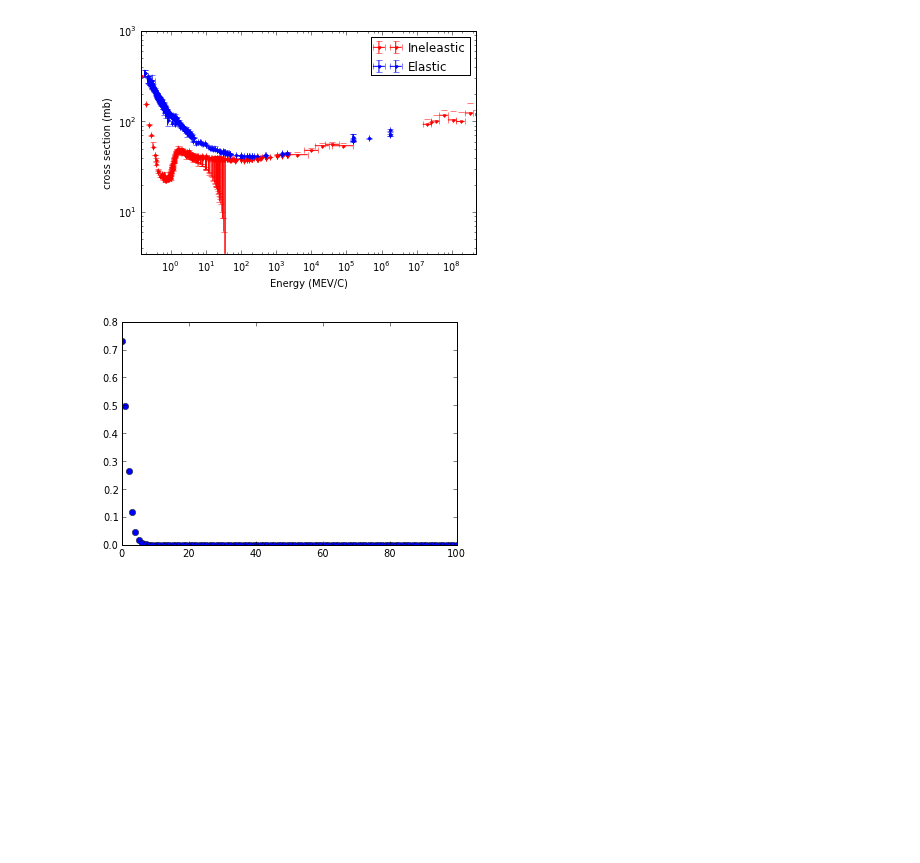
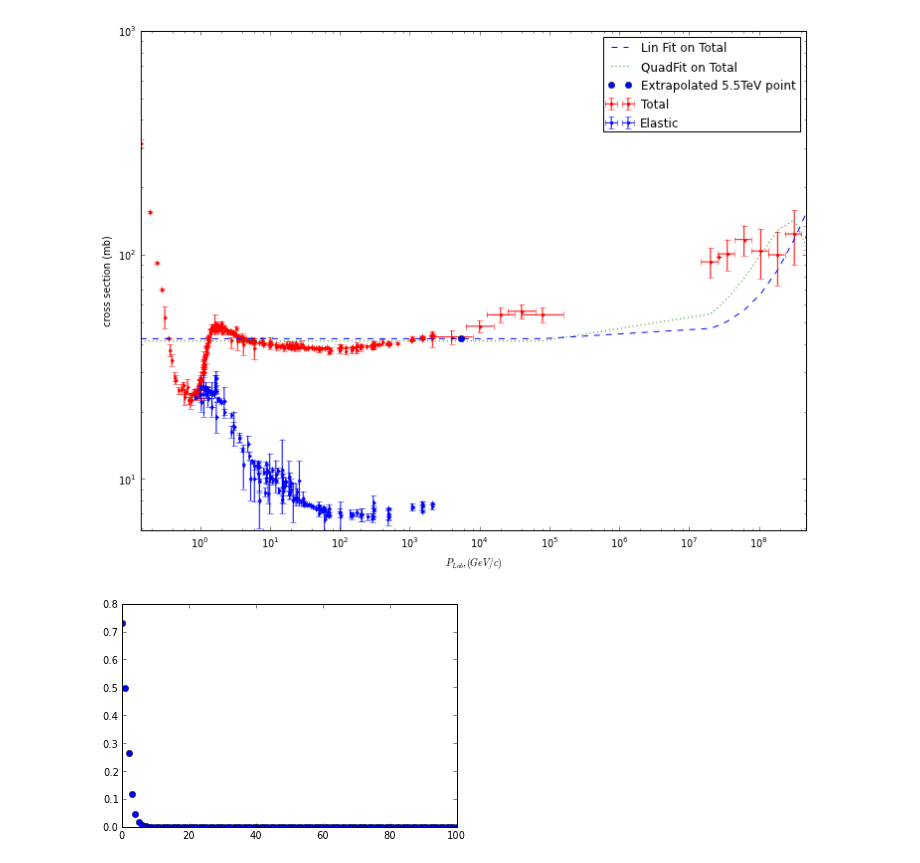
Before and after one commit to mattyuiop/PHYS202-S13, a Jupyter notebook: Project/MCG.ipynb, the cells around one changed output. Drawn from its saved outputs; the diff is of its cells as text; code cells hidden in the pictures; blank space fills up the shorter version.

```diff
--- a/Project/MCG.ipynb
+++ b/Project/MCG.ipynb
@@ -2,44 +2,69 @@
 import numpy as np
 import matplotlib.pyplot as plt
 import pylab as pl
+from scipy.optimize import curve_fit as cf
 
 """
 i = index
 cola [GeV/C]
 colb [Plab_Min]
 colc [Plab_Max]
 cold [Sig(MB)]
 cole [sta_err+]
 colf [Sta_err-]
 colg [Sy_Er+ PCT]
 colh [Sy_Er-(PCT)]
 
 """
 i,a,b,c,d,e,f,g,h  = np.loadtxt('PPNew.txt', unpack = True)
-iel,ael,bel,cel,delstic,eel,fel,gel,hel = np.loadtxt('ElasPP.dat', unpack = True)
+iel,ael,bel,cel,delstic,eel,fel,gel,hel = np.loadtxt('pp_elastic.txt', unpack = True)
+#(Courtesy of the COMPAS group,IHEP, Protvino, April 2012)
 xlow = a-b
 xhigh = c-a
 ylow = d-e
 yhigh = f-d
 
 xelLow = ael-bel
 xelHigh = cel-ael
 
+def fxnExp(x,a,b,c,d):
+    return a*np.exp((x-b)*c) + d
+figure(num=None, figsize=(12, 9), dpi=80, facecolor='w', edgecolor='k')
 
-errorbar(a,d, yerr=[c,e], xerr =[xlow,xhigh], fmt = 'r.', label = 'Ineleastic')
+errorbar(a,d, yerr=[e,f], xerr =[xlow,xhigh], fmt = 'r.', label = 'Total')
 errorbar(ael,delstic, yerr=[fel,eel], xerr = [xelLow,xelHigh], fmt = 'b.', label = 'Elastic')
-#plot(a,d,'o')
+
 plt.xscale('log')
 plt.xticks([.1, 1,10, 100, 1000, 10000, 100000, 10**6,10**7,10**8, 10**12])
 plt.yscale('log')
 plt.yticks([1,10, 100, 1000])
-xlabel('Energy (MEV/C)')
+xlabel(r'$P_{Lab} , (GeV/c)$')
 ylabel('cross section (mb)')
 plt.vlines([1,10,100,1000,10000,100000],0,1000, linestyles = '-')
+
+linfit = np.poly1d(np.polyfit(a[160:],d[160:],1)) #,w=((ylow+yhigh)/2.)**-2.)
+quadfit = np.poly1d(np.polyfit(a[160:],d[160:],2)) #,w=((ylow+yhigh)/2.)**-2.)
+
+plot(a,linfit(a),'--', label = 'Lin Fit on Total')
+plot(a,quadfit(a),':', label = 'QuadFit on Total')
+plot(5.5*10**3, linfit(5.5*10**3),'bo', label = 'Extrapolated 5.5TeV point')
+
+'''
+none of the fits I attempted yeild realistic results
+threfit = np.poly1d(np.polyfit(a[160:],d[160:],1)) #,w=((ylow+yhigh)/2.)**-2.)
+fivefit = np.poly1d(np.polyfit(a[160:],d[160:],2)) #,w=((ylow+yhigh)/2.)**-2.)
+plot(a,threfit(a), label = 'Cubic Fit on Total')
+plot(a,fivefit(a), label = r'$5^{th}$ deg poly on Total')
+
+expFit , expcov = cf(fxnExp,a[160:],d[160:], p0 = [.001,20,.0001,35])
+print expFit[:]
+plot(a,fxnExp(a,expFit[0],expFit[1],expFit[2],expFit[3]), label = 'Exp Fit on Total')
+'''
+
 legend()
 show()
 # %% [output]
-[figure, old version]
+[figure, new version]
 # %%
 def WooSax(rhoNot,a,w,R,z):
     fxn = lambda r: rhoNot*(1+w*(r/R)**2)/(1+exp((r-R)/a))
```
Also changed, not shown: parts of 1 cell of this notebook, 1 other file.
